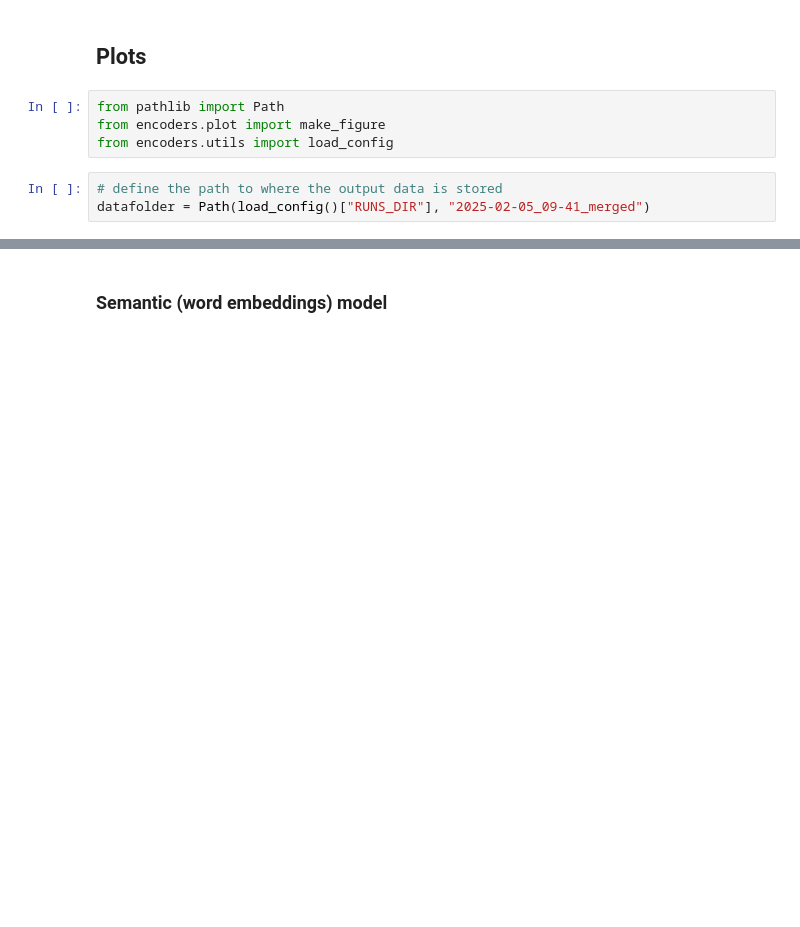
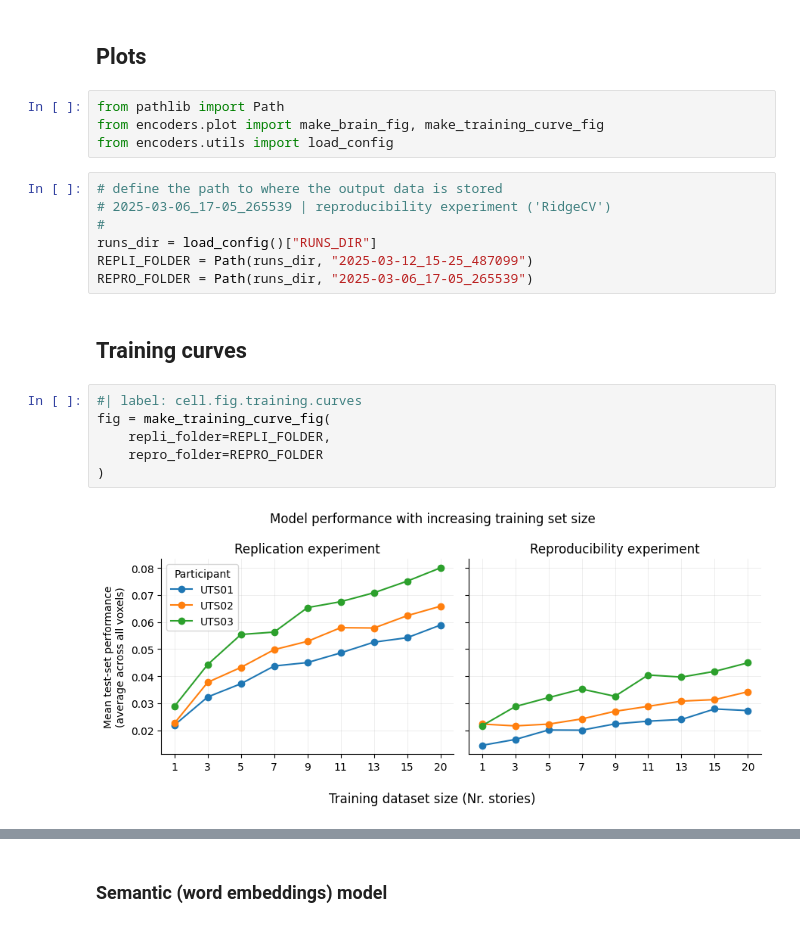
Before and after one commit to KristijanArmeni/encoders_report, a Jupyter notebook: notebook.ipynb, the cells around one changed output, grey strips where cells are left out. Drawn from its saved outputs; the diff is of its cells as text; blank space fills up the shorter version.

Commit message:
add new reproducibility figures and update elsewhere

```diff
--- a/notebook.ipynb
+++ b/notebook.ipynb
@@ -15,8 +15,22 @@ pip install -e .
 ## Plots
 # %%
 from pathlib import Path
-from encoders.plot import make_figure
+from encoders.plot import make_brain_fig, make_training_curve_fig
 from encoders.utils import load_config
 # %%
 # define the path to where the output data is stored
-datafolder = Path(load_config()["RUNS_DIR"], "2025-02-05_09-41_merged")
+# 2025-03-06_17-05_265539 | reproducibility experiment ('RidgeCV')
+#
+runs_dir = load_config()["RUNS_DIR"]
+REPLI_FOLDER = Path(runs_dir, "2025-03-12_15-25_487099")
+REPRO_FOLDER = Path(runs_dir, "2025-03-06_17-05_265539")
+# %% [markdown]
+## Training curves
+# %%
+#| label: cell.fig.training.curves
+fig = make_training_curve_fig(
+    repli_folder=REPLI_FOLDER,
+    repro_folder=REPRO_FOLDER
+)
+# %% [output]
+[figure, added]
```
Also changed, not shown: parts of 9 cells of this notebook, 2 other files.
